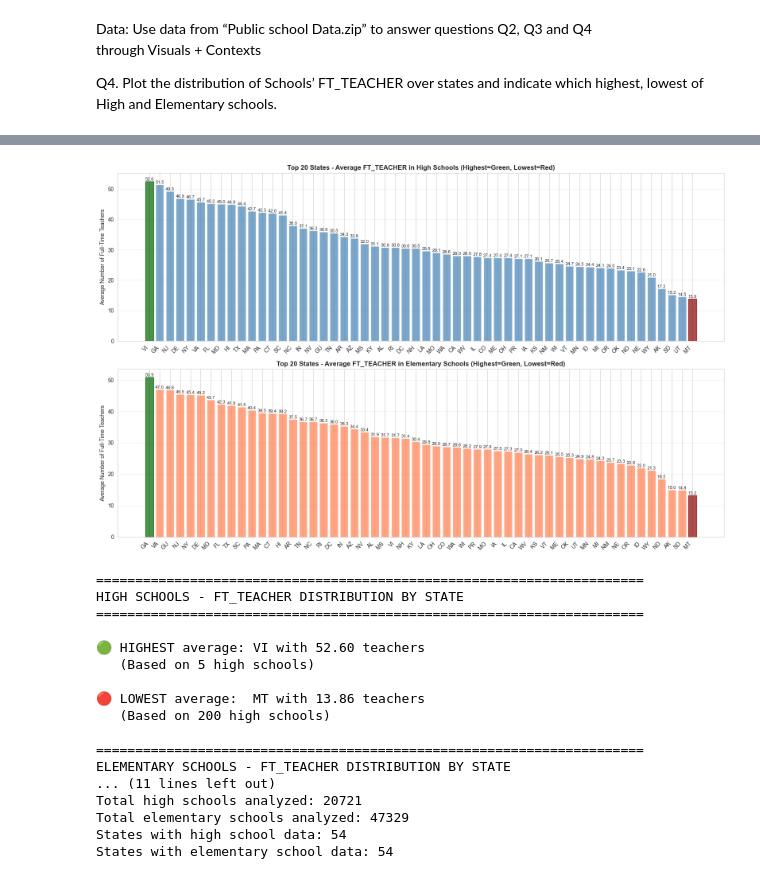
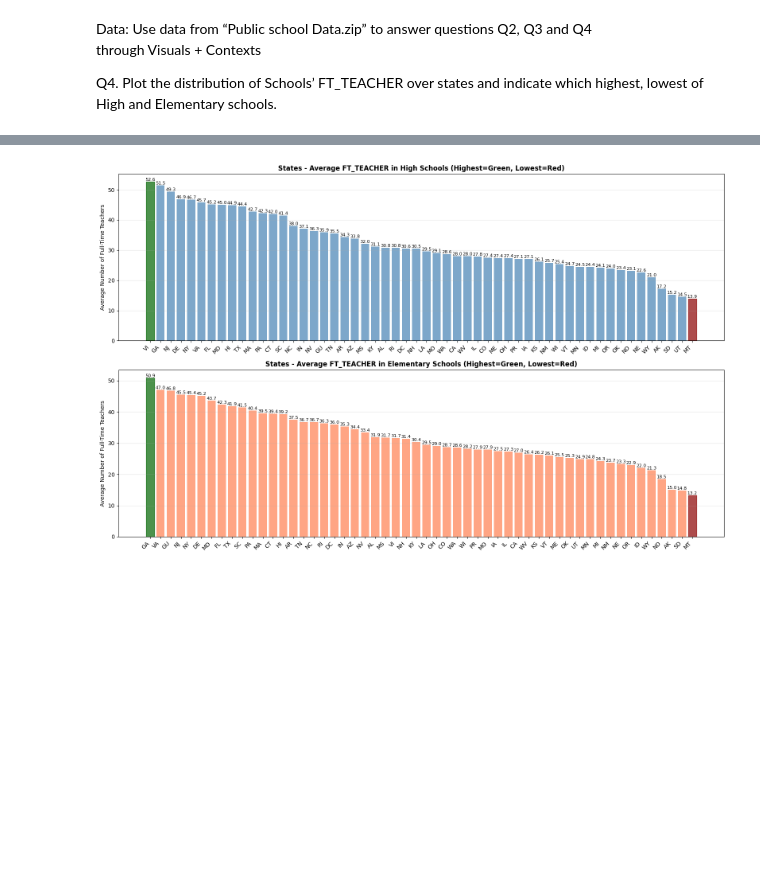
Before and after one commit to SimonRuskola/D7055E_Assignments, a Jupyter notebook: Assignment_2/main.ipynb, the cells around one changed output, grey strips where cells are left out. Drawn from its saved outputs; the diff is of its cells as text; code cells hidden in the pictures; blank space fills up the shorter version.

```diff
--- a/Assignment_2/main.ipynb
+++ b/Assignment_2/main.ipynb
@@ -18,3 +18,6 @@ with  zf('data/Public_Schools.zip','r')  as  fp:
 schools = gpd.read_file('data/Public_Schools/PublicSchools.shp')
 
 schools.head()
+
+# Keep only needed columns
+schools_filtered = schools[['STATE','LEVEL_','FT_TEACHER', 'geometry', 'ENROLLMENT']]
@@ -29,10 +24,8 @@ schools.head()
 # %%
 
-# Keep only needed columns
-schools = schools[['STATE','LEVEL_','FT_TEACHER']]
 
 # Filter for High and Elementary schools
-schools_filtered = schools[schools['LEVEL_'].isin(['HIGH', 'ELEMENTARY'])]
+schools_filtered = schools_filtered[schools_filtered['LEVEL_'].isin(['HIGH', 'ELEMENTARY'])]
 
 # Remove invalid FT_TEACHER values (-999 = missing data)
 schools_filtered = schools_filtered[schools_filtered['FT_TEACHER'] > 0]
@@ -63,77 +56,31 @@ bars1[-1].set_color('darkred')
 ax1.set_xticks(x_pos)
 ax1.set_xticklabels(high_stats_sorted['STATE'], rotation=45, ha='right')
 ax1.set_ylabel('Average Number of Full-Time Teachers')
 ax1.set_title('States - Average FT_TEACHER in High Schools (Highest=Green, Lowest=Red)', fontsize=12, fontweight='bold')
 ax1.grid(True, alpha=0.3, axis='y')
 
 # Add value labels on bars
 for i, (idx, row) in enumerate(high_stats_sorted.iterrows()):
     ax1.text(i, row['mean'], f"{row['mean']:.1f}", ha='center', va='bottom', fontsize=8)
 
 # Plot Elementary Schools
 x_pos2 = np.arange(len(elem_stats_sorted))
 bars2 = ax2.bar(x_pos2, elem_stats_sorted['mean'], color='coral', alpha=0.7)
 # Highlight highest and lowest
 bars2[0].set_color('darkgreen')
 bars2[-1].set_color('darkred')
 
 ax2.set_xticks(x_pos2)
 ax2.set_xticklabels(elem_stats_sorted['STATE'], rotation=45, ha='right')
 ax2.set_ylabel('Average Number of Full-Time Teachers')
 ax2.set_title('States - Average FT_TEACHER in Elementary Schools (Highest=Green, Lowest=Red)', fontsize=12, fontweight='bold')
 ax2.grid(True, alpha=0.3, axis='y')
 
 # Add value labels on bars
 for i, (idx, row) in enumerate(elem_stats_sorted.iterrows()):
     ax2.text(i, row['mean'], f"{row['mean']:.1f}", ha='center', va='bottom', fontsize=8)
 
 plt.tight_layout()
 plt.show()
-
-# Print detailed statistics
-print("\n" + "="*70)
-print("HIGH SCHOOLS - FT_TEACHER DISTRIBUTION BY STATE")
-print("="*70)
-highest_high = high_stats.loc[high_stats['mean'].idxmax()]
-lowest_high = high_stats.loc[high_stats['mean'].idxmin()]
-print(f"\n🟢 HIGHEST average: {highest_high['STATE']} with {highest_high['mean']:.2f} teachers")
-print(f"   (Based on {int(highest_high['count'])} high schools)")
-print(f"\n🔴 LOWEST average:  {lowest_high['STATE']} with {lowest_high['mean']:.2f} teachers")
-print(f"   (Based on {int(lowest_high['count'])} high schools)")
-
-print("\n" + "="*70)
-print("ELEMENTARY SCHOOLS - FT_TEACHER DISTRIBUTION BY STATE")
-print("="*70)
-highest_elem = elem_stats.loc[elem_stats['mean'].idxmax()]
-lowest_elem = elem_stats.loc[elem_stats['mean'].idxmin()]
-print(f"\n🟢 HIGHEST average: {highest_elem['STATE']} with {highest_elem['mean']:.2f} teachers")
-print(f"   (Based on {int(highest_elem['count'])} elementary schools)")
-print(f"\n🔴 LOWEST average:  {lowest_elem['STATE']} with {lowest_elem['mean']:.2f} teachers")
-print(f"   (Based on {int(lowest_elem['count'])} elementary schools)")
-
-print("\n" + "="*70)
-print("SUMMARY")
-print("="*70)
-print(f"Total high schools analyzed: {len(high_schools)}")
-print(f"Total elementary schools analyzed: {len(elementary_schools)}")
-print(f"States with high school data: {len(high_stats)}")
-print(f"States with elementary school data: {len(elem_stats)}")
 # %% [output]
-[figure, old version]
+[figure, new version]
-======================================================================
-HIGH SCHOOLS - FT_TEACHER DISTRIBUTION BY STATE
-======================================================================
-
-🟢 HIGHEST average: VI with 52.60 teachers
-   (Based on 5 high schools)
-
-🔴 LOWEST average:  MT with 13.86 teachers
-   (Based on 200 high schools)
-
-======================================================================
-ELEMENTARY SCHOOLS - FT_TEACHER DISTRIBUTION BY STATE
-... (11 lines left out)
-Total high schools analyzed: 20721
-Total elementary schools analyzed: 47329
-States with high school data: 54
-States with elementary school data: 54
```
Also changed, not shown: parts of 3 cells of this notebook.
